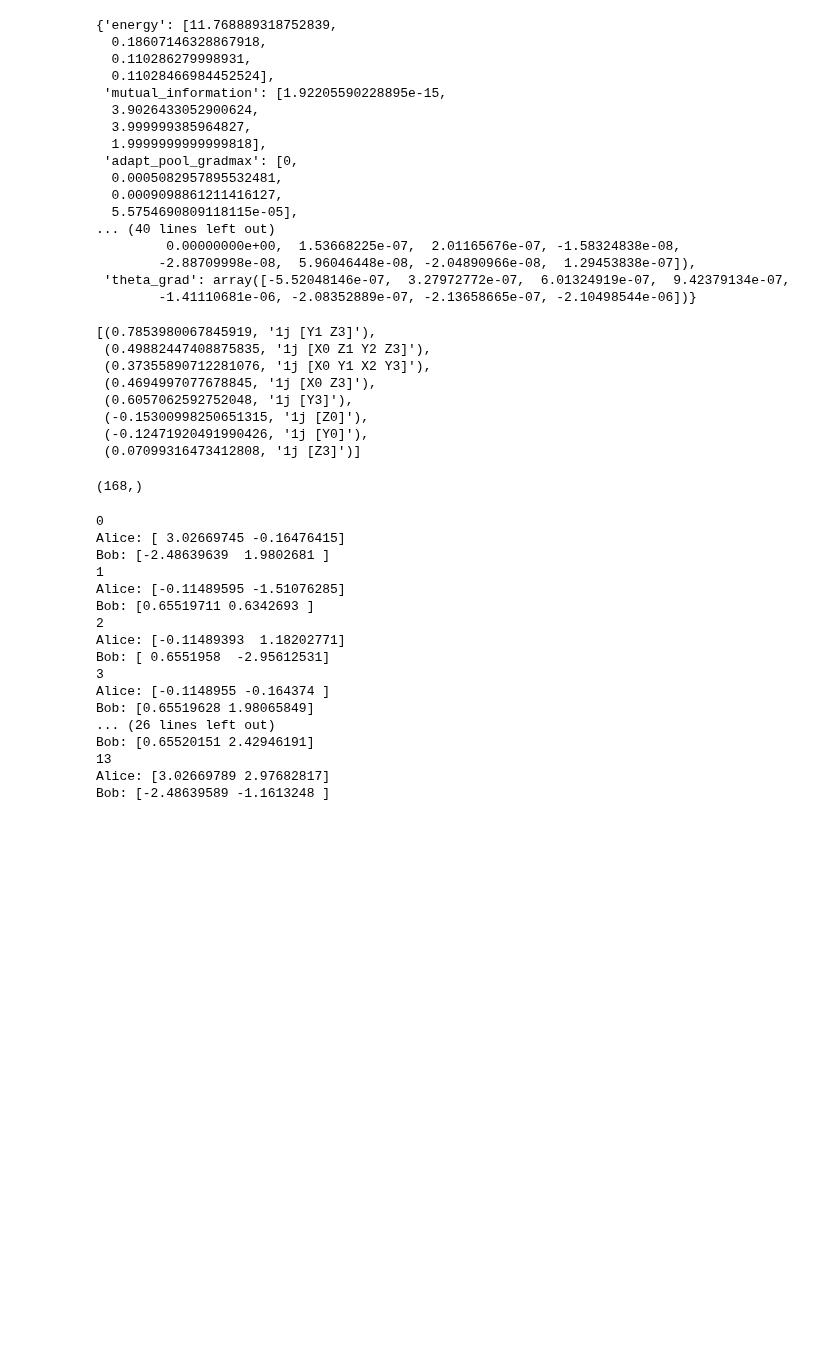
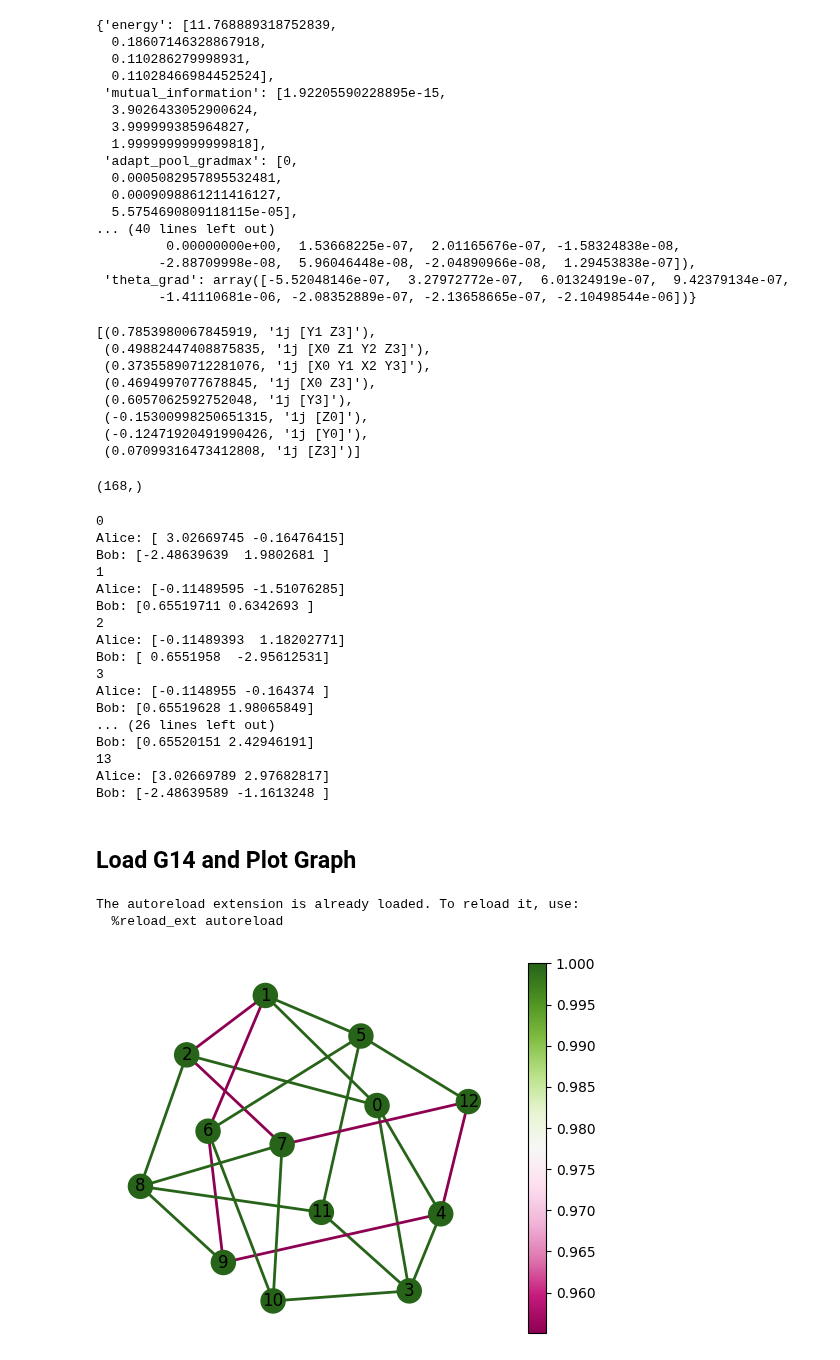
Before and after one commit to jfurches/nonlocalgames, a Jupyter notebook: g14.ipynb, the cells around one changed output. Saved outputs shown, nothing was run; the diff lists cells and outputs as text; code cells hidden in the pictures; blank space fills up the shorter version.

Commit message:
Add graph visualization code

```diff
--- a/g14.ipynb
+++ b/g14.ipynb
@@ -583,3 +583,79 @@ Bob: [0.65520151 2.42946191]
 13
 Alice: [3.02669789 2.97682817]
 Bob: [-2.48639589 -1.1613248 ]
+# %% [markdown]
+## Load G14 and Plot Graph
+# %%
+%load_ext autoreload
+%autoreload 2
+
+import json
+import numpy as np
+import openfermion as of
+
+import pandas as pd
+import networkx as nx
+import matplotlib as mpl
+import matplotlib.pyplot as plt
+from matplotlib.cm import get_cmap
+from matplotlib.collections import PathCollection, PatchCollection, LineCollection
+
+from nonlocalgames.hamiltonians import G14
+
+df = pd.read_csv('data/g14_balanced/g14_win_rate.csv')
+g14 = G14._get_graph()
+
+graph = nx.Graph()
+for node in range(len(g14.nodes)):
+    if node == 13:
+        continue
+
+    weight = df.loc[(df.va == node) & (df.vb == node), 'win_rate'].item()
+    graph.add_node(node, weight=weight)
+
+for v1, v2 in g14.edge_links:
+    if v1 == 13 or v2 == 13 or graph.has_edge(v2, v1):
+        continue
+
+    weight = min(
+                df.loc[(df.va == v1) & (df.vb == v2), 'win_rate'].item(),
+                df.loc[(df.va == v2) & (df.vb == v1), 'win_rate'].item(),
+            )
+
+    graph.add_edge(v1, v2, weight=weight)
+
+
+cmap = get_cmap('PiYG')
+node_colors = list(map(lambda it: it[-1], graph.nodes.data('weight')))
+edge_colors = list(map(lambda it: it[-1], graph.edges.data('weight')))
+
+vmin, vmax = min([*node_colors, *edge_colors]), max([*node_colors, *edge_colors])
+
+pos = nx.kamada_kawai_layout(graph)
+nodes: PathCollection = nx.draw_networkx_nodes(
+    graph,
+    pos,
+    node_color=node_colors,
+    cmap=cmap,
+    vmin=vmin,
+    vmax=vmax)
+edges: LineCollection = nx.draw_networkx_edges(
+    graph,
+    pos,
+    edge_color=edge_colors,
+    edge_cmap=cmap,
+    edge_vmin=vmin,
+    edge_vmax=vmax,
+    width=2,
+)
+nx.draw_networkx_labels(graph, pos, {i: str(i) for i in range(13)}, font_color="black")
+edges.set_array(edge_colors)
+
+ax = plt.gca()
+ax.set_axis_off()
+plt.colorbar(edges, ax=ax)
+plt.show()
+# %% [output]
+The autoreload extension is already loaded. To reload it, use:
+  %reload_ext autoreload
+[figure, added]
```
